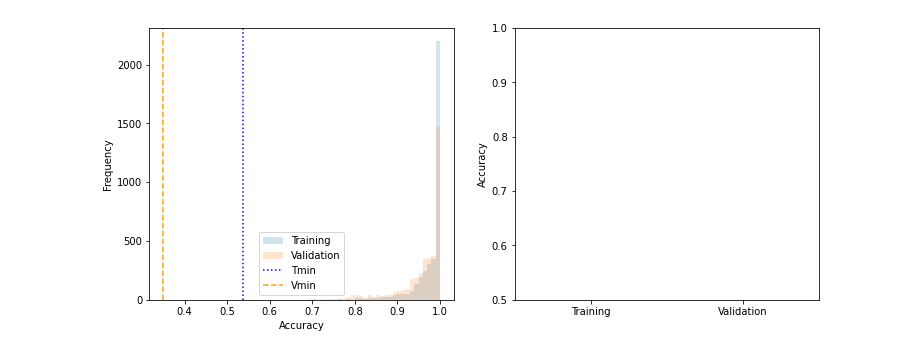
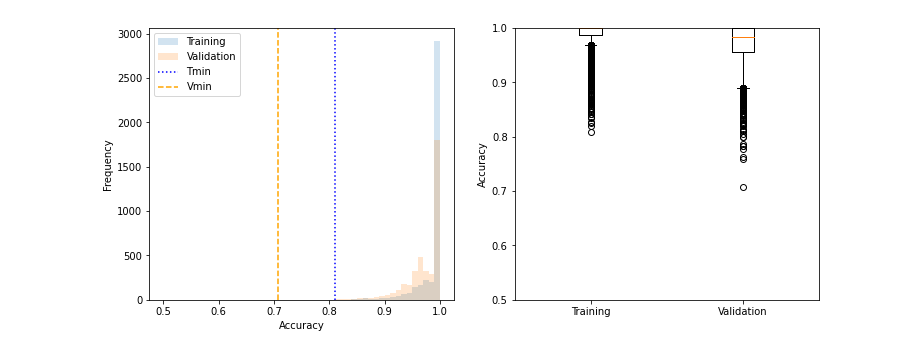
Before and after one commit to mstone121/CropEYEs, a Jupyter notebook: plot_results.ipynb, the cells around one changed output. Cells and saved outputs as stored; diff of their text form; code cells hidden in the pictures.

```diff
--- a/plot_results.ipynb
+++ b/plot_results.ipynb
@@ -1,27 +1,28 @@
+# %%
+import pandas as pd
+import numpy as np
+import matplotlib.pyplot as plt
+from os.path import join as path_join
+
+csv = pd.read_csv(path_join('results', '2022-03-13_18-08-24.csv'))
+train = csv['Accuracy']
+vali = csv['Validation Accuracy']
 # %%
-import pandas as pd
-import matplotlib.pyplot as plt
-from os.path import join as path_join
-
-csv = pd.read_csv(path_join('results', '2022-03-05_14-03-1646510836.csv'))
-train = csv['Accuracy']
-vali = csv['Validation Accuray']
-
 fig = plt.figure(figsize=(12, 5))
 ax = fig.add_subplot(1,2,1)
 ax.set_xlabel('Accuracy')
 ax.set_ylabel('Frequency')
 ax.hist(train,50,range=(0.5,1),alpha=0.2,label='Training')
 ax.hist(vali,50,range=(0.5,1),alpha=0.2,label='Validation')
 ax.axvline(train.min(),c='b',ls=':',label='Tmin')
 ax.axvline(vali.min(),c='orange',ls='--',label='Vmin')
 ax.legend()
 
 axax = fig.add_subplot(1,2,2)
 axax.boxplot([train,vali],positions=[1,2])
 axax.set_ylabel('Accuracy')
 axax.set_xticklabels(['Training','Validation'])
 axax.set_ylim((0.5, 1))
 plt.show()
 # %% [output]
-[figure, old version]
+[figure, new version]
```
Also changed, not shown: parts of 1 cell of this notebook.
